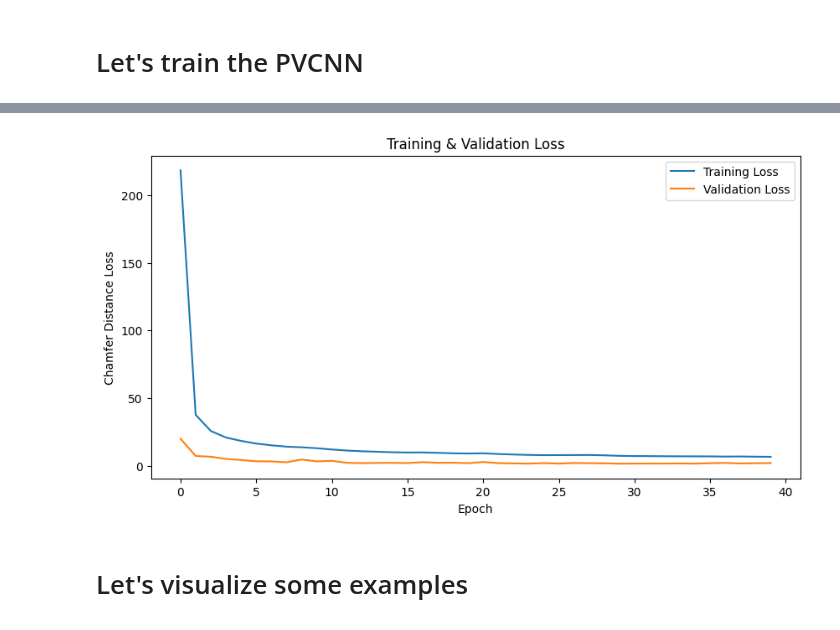
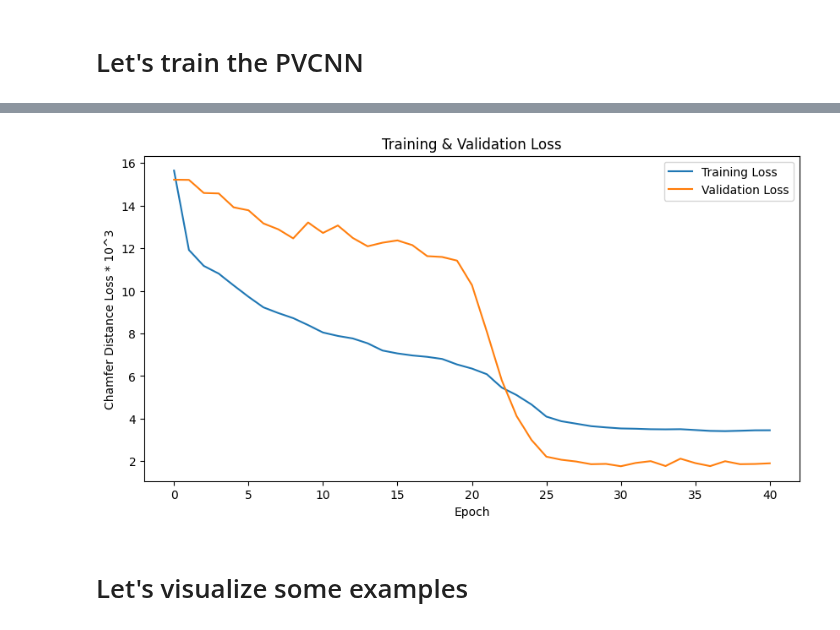
Before and after one commit to kristiyansakalyan/coarse-to-fine-shapes, a Jupyter notebook: train_PVCNN_Reconstruction-Noise.ipynb, the cells around one changed output, grey strips where cells are left out. Cells and saved outputs as stored; diff of their text form; code cells hidden in the pictures.

Commit message:
Correct chamfer distance loss...

```diff
--- a/train_PVCNN_Reconstruction-Noise.ipynb
+++ b/train_PVCNN_Reconstruction-Noise.ipynb
@@ -418,3 +418,9 @@ def chamfer_distance(a, b):
 # Let's train the PVCNN
 # %%
 model = PVCNN(num_classes=3, num_shapes=3, extra_feature_channels=0).to("cuda")
+# %%
+for batch in train_dataloader:
+    input = batch["train_points"].to("cuda").transpose(1,2)
+    break
+# %%
+output = model(input)
@@ -452,7 +470,7 @@ for epoch in range(100):
 
         optimizer.zero_grad()
         output = model(noised_input).to("cuda")
-        loss = chamfer_distance(input, output)
+        loss = chamfer_distance(input.transpose(1,2), output.transpose(1,2))
         loss.backward()
         optimizer.step()
 
@@ -466,13 +484,13 @@ for epoch in range(100):
     model.eval()
     with torch.no_grad():
         for batch in val_dataloader:
-            input = batch["train_points"].to("cuda").transpose(1,2)
+            input = batch["test_points"].to("cuda").transpose(1,2)
 
             # Add noise to the input
             noised_input = add_random_noise(input)
 
             output = model(noised_input).to("cuda")
-            val_loss = chamfer_distance(input, output)
+            val_loss = chamfer_distance(input.transpose(1,2), output.transpose(1,2))
 
             total_val_loss += val_loss.item()
 
@@ -522,16 +540,19 @@ Epoch 40,  Training Loss: 6.7330, Validation Loss: 2.1314
 No improvement in validation loss for 10 epochs.
 Stopping early due to no improvement in validation loss.
+# %%
+training_losses_np = np.array(training_losses) * (10**3)
+val_losses_np = np.array(val_losses) * (10**3)
 # %%
 plt.figure(figsize=(10, 5))
-plt.plot(training_losses, label='Training Loss')
-plt.plot(val_losses, label='Validation Loss')
+plt.plot(training_losses_np, label='Training Loss')
+plt.plot(val_losses_np, label='Validation Loss')
 plt.title('Training & Validation Loss')
 plt.xlabel('Epoch')
-plt.ylabel('Chamfer Distance Loss')
+plt.ylabel('Chamfer Distance Loss * 10^3')
 plt.legend()
 plt.show()
 # %% [output]
-[figure, old version]
+[figure, new version]
 # %% [markdown]
 # Let's visualize some examples
 # %%
```
Also changed, not shown: parts of 20 cells of this notebook, 45 other files.
